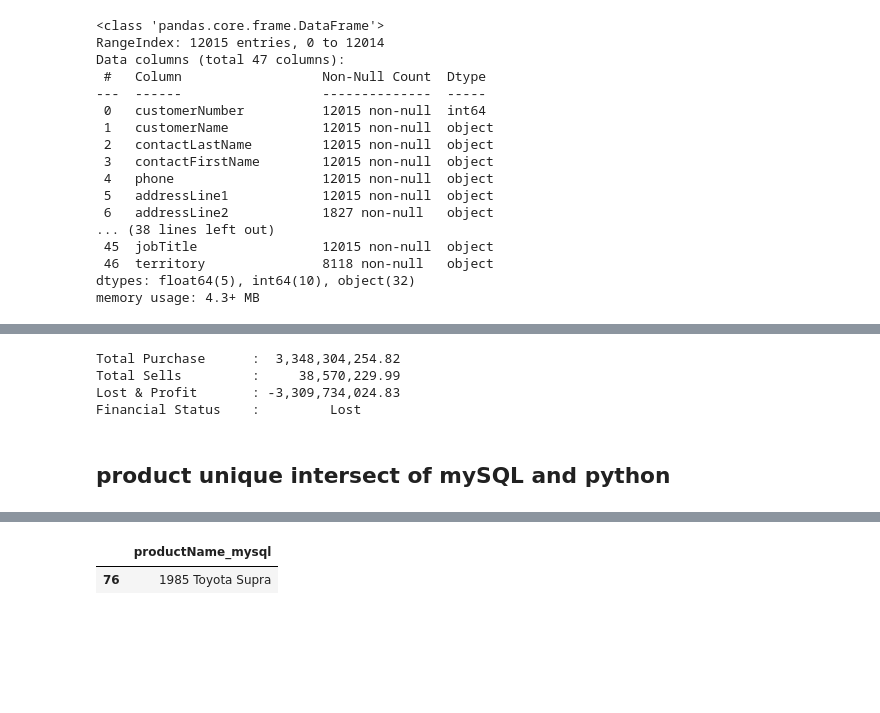
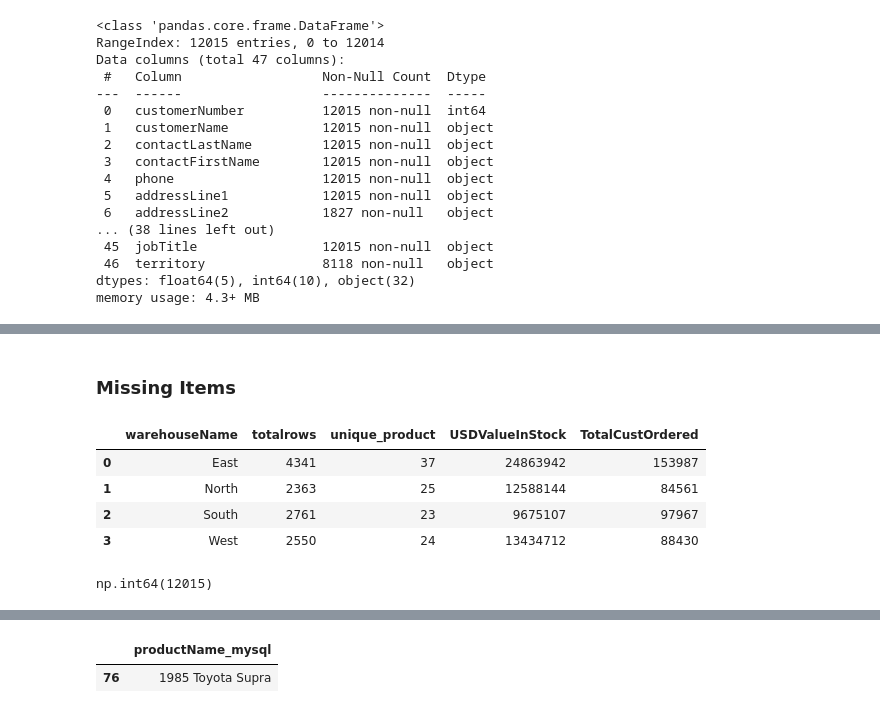
Before and after one commit to amarindraa/Analyze-Data-in-a-Model-Car-Database-with-MySQL-Workbench, a Jupyter notebook: Analyze Data in a Model Car Database with MySQL Workbench.ipynb, the cells around one changed output, grey strips where cells are left out. Cells and saved outputs as stored; diff of their text form; code cells hidden in the pictures; blank space fills up the shorter version.

```diff
--- a/Analyze Data in a Model Car Database with MySQL Workbench.ipynb
+++ b/Analyze Data in a Model Car Database with MySQL Workbench.ipynb
@@ -97,25 +82,19 @@ product_eda.sample()
-# %%
-### lost and profit
-total_purchase      = product_eda['TotalPurchaseValue'].sum()
-total_sells         = product_eda['TotalSalesValue'].sum()
-financial_condition = product_eda['LostProfit'].sum()
-
-formatted_total_purchase      = f"{total_purchase:,.2f}"
-formatted_total_sells         = f"{total_sells:,.2f}"
-formatted_financial_condition = f"{financial_condition:,.2f}"
-finstatus = "Lost" if financial_condition < 0 else "Profit"
-
-print(f"Total Purchase      :  {formatted_total_purchase}")
-print(f"Total Sells         :     {formatted_total_sells}")
-print(f"Lost & Profit       : {formatted_financial_condition}")
-print(f"Financial Status    :         {finstatus}")
-# %% [output]
-Total Purchase      :  3,348,304,254.82
-Total Sells         :     38,570,229.99
-Lost & Profit       : -3,309,734,024.83
-Financial Status    :         Lost
-# %% [markdown]
-## product unique intersect of mySQL and python
+# %% [markdown]
+### Missing Items
+# %%
+warehouse_cnt = df.groupby('warehouseName')[['productName', 'quantityInStock','quantityOrdered']].agg({'productName': ['count', 'nunique'], 'quantityInStock': 'sum', 'quantityOrdered': 'sum'}).reset_index()
+warehouse_cnt.columns = ['warehouseName', 'totalrows', 'unique_product', 'USDValueInStock','TotalCustOrdered']
+warehouse_cnt
+# %% [output]
+|  | warehouseName | totalrows | unique_product | USDValueInStock | TotalCustOrdered |
+| 0 | East | 4341 | 37 | 24863942 | 153987 |
+| 1 | North | 2363 | 25 | 12588144 | 84561 |
+| 2 | South | 2761 | 23 | 9675107 | 97967 |
+| 3 | West | 2550 | 24 | 13434712 | 88430 |
+# %%
+warehouse_cnt.totalrows.sum()
+# %% [output]
+np.int64(12015)
 # %%
 productNameUnique_df = pd.Series(sorted(df.productName.unique().tolist())).to_frame(name='productName_df')
 productNameUnique_df.sample()
```
Also changed, not shown: parts of 67 cells of this notebook, 2 other files.
